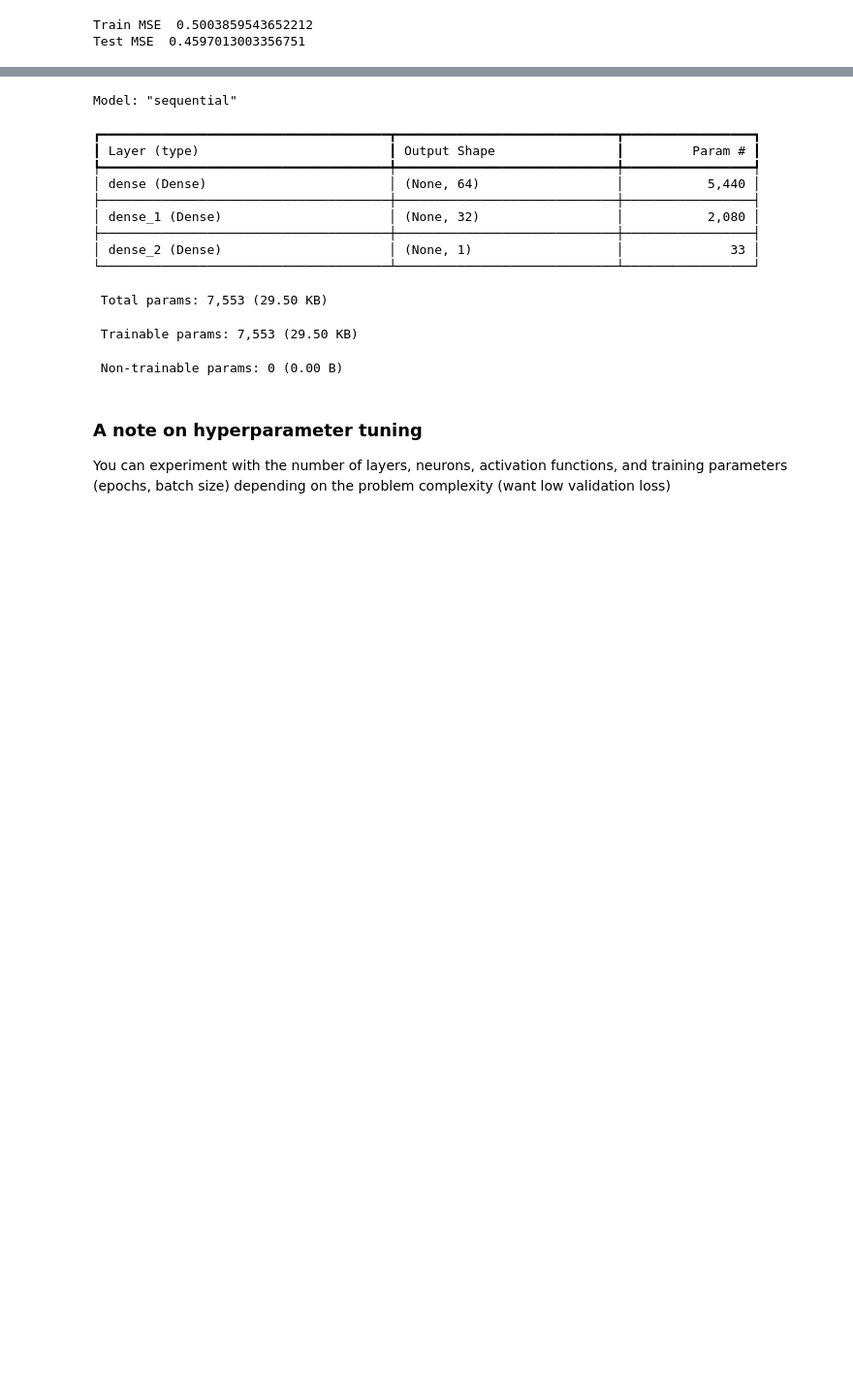
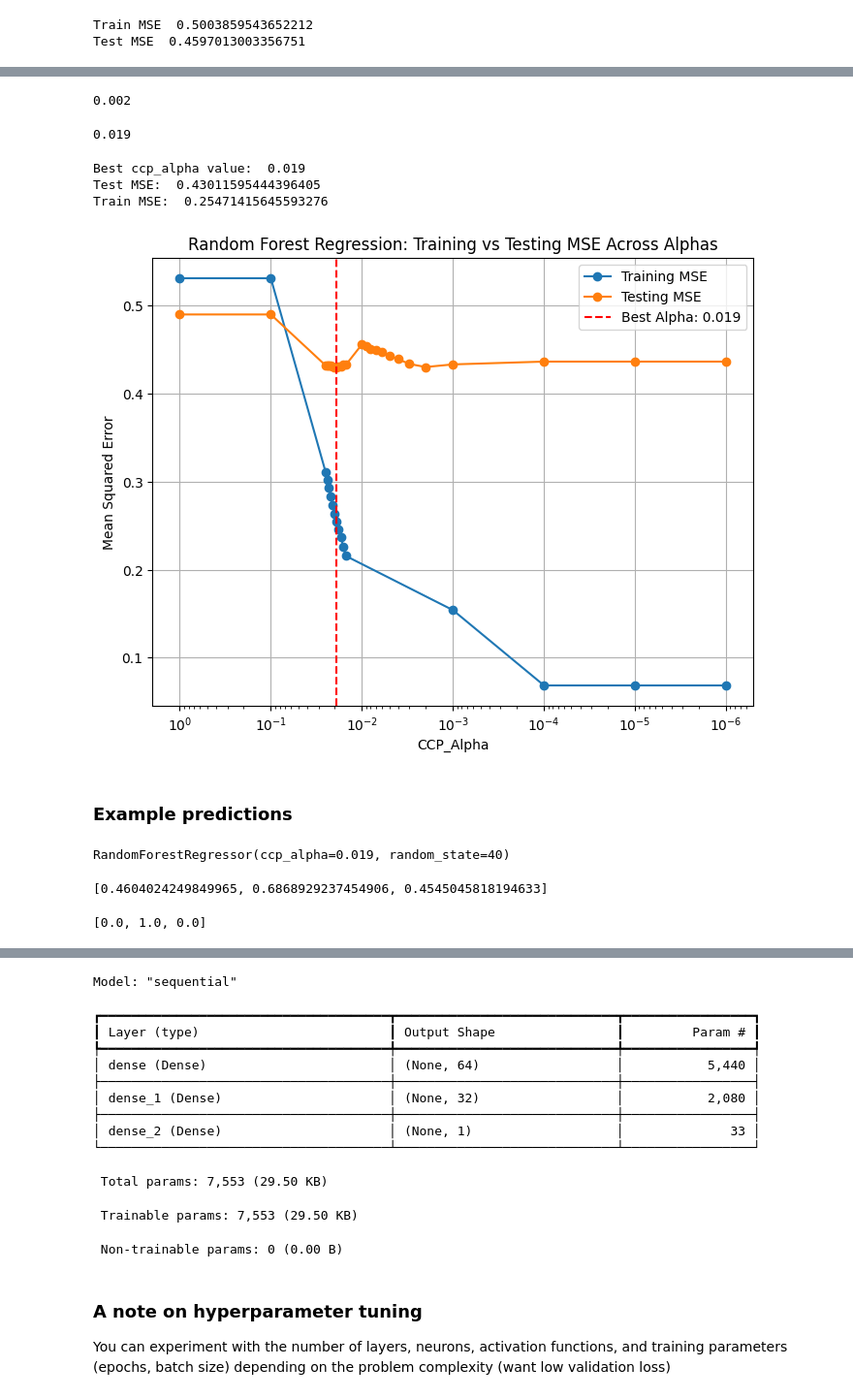
Before and after one commit to k3liang/Problematic-Internet-Use-Predictor, a Jupyter notebook: Model2.ipynb, the cells around one changed output, grey strips where cells are left out. Shown: that part at 97% size. Cells and saved outputs as stored; diff of their text form; code cells hidden in the pictures; blank space fills up the shorter version.

Commit message:
fitting graph for model 2

```diff
--- a/Model2.ipynb
+++ b/Model2.ipynb
@@ -155,0 +155,4 @@ Test MSE  0.42890527118645977
+# %%
+ccp_alpha_values = []
+train_mses = []
+test_mses = []
@@ -155,0 +183,3 @@ Test MSE  0.42890527118645977
+# %%
+best_alpha = 0.001
+best_test_mse = min(test_mses)
@@ -155,0 +203,4 @@ Test MSE  0.42890527118645977
+# %%
+best_alpha
+# %% [output]
+0.002
@@ -155,0 +224,49 @@ Test MSE  0.42890527118645977
+# %%
+best_alpha
+# %% [output]
+0.019
+# %%
+i = np.argmin(test_mses)
+
+print("Best ccp_alpha value: ", ccp_alpha_values[i])
+print("Test MSE: ", test_mses[i])
+print("Train MSE: ", train_mses[i])
+
+"""
+plt.scatter(ccp_alpha_values, train_mses, label='Train MSE')
+plt.scatter(ccp_alpha_values, test_mses, label='Test MSE')
+plt.legend()
+"""
+print()
+# %% [output]
+Best ccp_alpha value:  0.019
+Test MSE:  0.43011595444396405
+Train MSE:  0.25471415645593276
+# %%
+sorted_ccp_alpha, train_mses2, test_mses2 = zip(*sorted(zip(ccp_alpha_values, train_mses, test_mses)))
+# %%
+plt.figure(figsize=(8, 6))
+sorted_ccp_alpha2 = np.array(sorted_ccp_alpha)
+train_mses2 = np.array(train_mses2)
+train_mses3 = train_mses2[(sorted_ccp_alpha2 > 0.01) | (sorted_ccp_alpha2 <= 0.001)]
+sorted_ccp_alpha2 = sorted_ccp_alpha2[(sorted_ccp_alpha2 > 0.01) | (sorted_ccp_alpha2 <= 0.001)]
+plt.plot(sorted_ccp_alpha2, train_mses3, label='Training MSE', marker='o', linestyle='-')
+plt.plot(sorted_ccp_alpha, test_mses2, label='Testing MSE', marker='o', linestyle='-')
+plt.axvline(x=ccp_alpha_values[i], color='red', linestyle='--', label=f'Best Alpha: {ccp_alpha_values[i]:.3f}')
+plt.xlabel('CCP_Alpha')
+plt.ylabel('Mean Squared Error')
+plt.title('Random Forest Regression: Training vs Testing MSE Across Alphas')
+plt.legend()
+plt.grid(True)
+plt.xscale('log')  # Logarithmic scale for alpha
+plt.gca().invert_xaxis()  # Invert x-axis to show increasing alphas from left to right
+plt.show()
+# %% [output]
+[figure, added]
+# %% [markdown]
+### Example predictions
+# %%
+mod = RandomForestRegressor(ccp_alpha=best_alpha, random_state=40)
+mod.fit(Xtrain, ytrain['sii'])
+# %% [output]
+RandomForestRegressor(ccp_alpha=0.019, random_state=40)
@@ -155,0 +276,8 @@ Test MSE  0.42890527118645977
+# %%
+list(ytrainpred)
+# %% [output]
+[0.4604024249849965, 0.6868929237454906, 0.4545045818194633]
+# %%
+list(ytrain[10:13]['sii'])
+# %% [output]
+[0.0, 1.0, 0.0]
```
Also changed, not shown: parts of 18 cells of this notebook.
